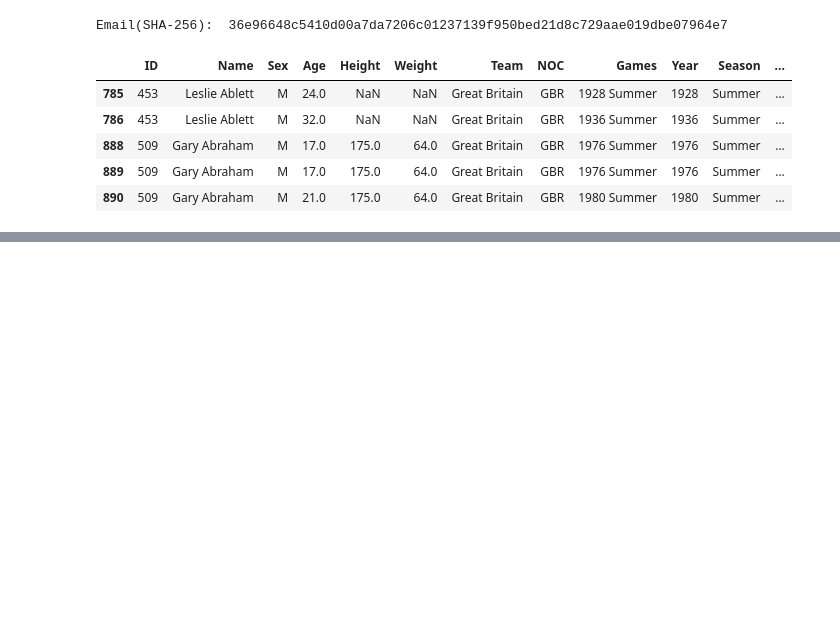
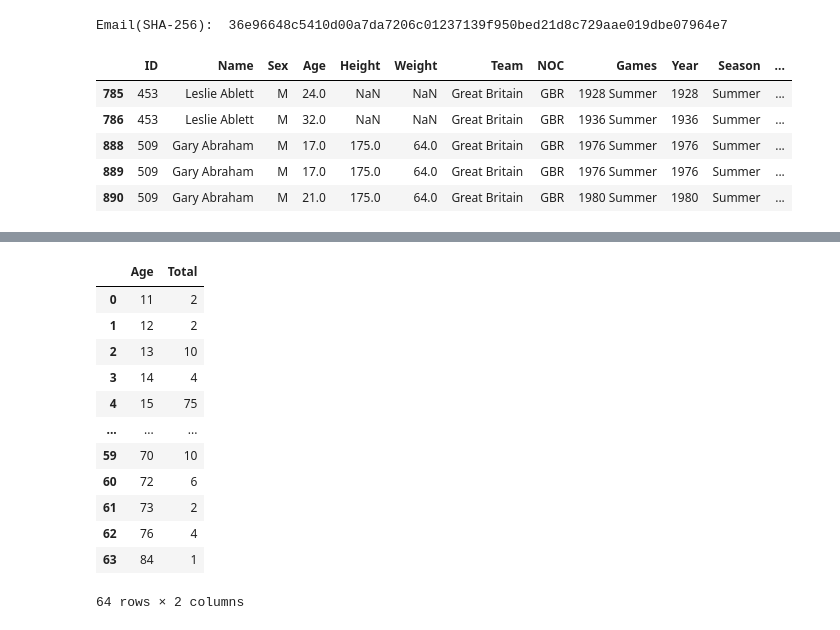
Before and after one commit to SCGlass/Databehandling_project_OS, a Jupyter notebook: Sam/Exercise_1.ipynb, the cells around one changed output, grey strips where cells are left out. Cells and saved outputs as stored; diff of their text form; code cells hidden in the pictures; blank space fills up the shorter version.

```diff
--- a/Sam/Exercise_1.ipynb
+++ b/Sam/Exercise_1.ipynb
@@ -151,0 +148,20 @@ df_medals.sort_values(by="Total Medals",ascending= False)
+# %%
+df_age = df_GB.loc[df_GB["Age"].notna(),["Age"]]
+df_age = df_age.groupby(["Age"]).Age.count().reset_index(name="Total")
+df_age
+df_age['Age'] = df_age['Age'].astype('Int64')
+df_age
+# %% [output]
+|  | Age | Total |
+| 0 | 11 | 2 |
+| 1 | 12 | 2 |
+| 2 | 13 | 10 |
+| 3 | 14 | 4 |
+| 4 | 15 | 75 |
+| ... | ... | ... |
+| 59 | 70 | 10 |
+| 60 | 72 | 6 |
+| 61 | 73 | 2 |
+| 62 | 76 | 4 |
+| 63 | 84 | 1 |
+64 rows × 2 columns
```
Also changed, not shown: parts of 7 cells of this notebook.
